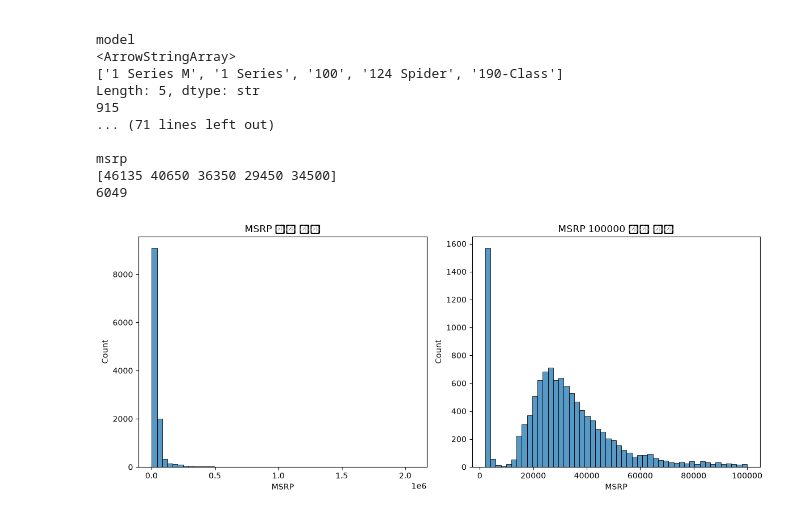
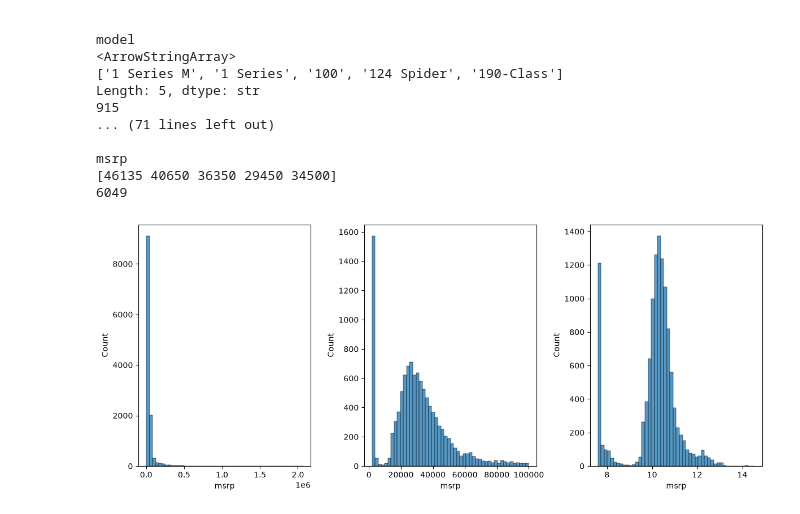
Before and after one commit to somsomthals317-hue/DataTalksClub, a Jupyter notebook: Chapter02 car_price.ipynb, the cells around one changed output. Drawn from its saved outputs; the diff is of its cells as text; code cells hidden in the pictures.

```diff
--- a/Chapter02 car_price.ipynb
+++ b/Chapter02 car_price.ipynb
@@ -52,18 +54,16 @@ msrp
 # %%
 # 시각화 하기
 %matplotlib inline
 
-fig, axes = plt.subplots(1, 2, figsize=(12, 5))
+fig, axes = plt.subplots(1, 3, figsize=(12, 5))
 
 sns.histplot(df.msrp, bins=50, ax=axes[0])
-axes[0].set_title('MSRP 전체 분포')
-axes[0].set_xlabel('MSRP')
+sns.histplot(df.msrp[df.msrp < 100000], bins=50, ax=axes[1])
 
-sns.histplot(df.msrp[df.msrp < 100000], bins=50, ax=axes[1])
-axes[1].set_title('MSRP 100000 이하 분포')
-axes[1].set_xlabel('MSRP')
+# lop1p 적용하기 -> 큰값의 영향을 줄여 모델의 안정적인 학습을 도모 (분포를 더 치우치게 만들기)
+sns.histplot(np.log1p(df.msrp), bins=50)
 
 plt.tight_layout()
 plt.show()
 # %% [output]
-[figure, old version]
+[figure, new version]
```
Also changed, not shown: parts of 4 cells of this notebook.
